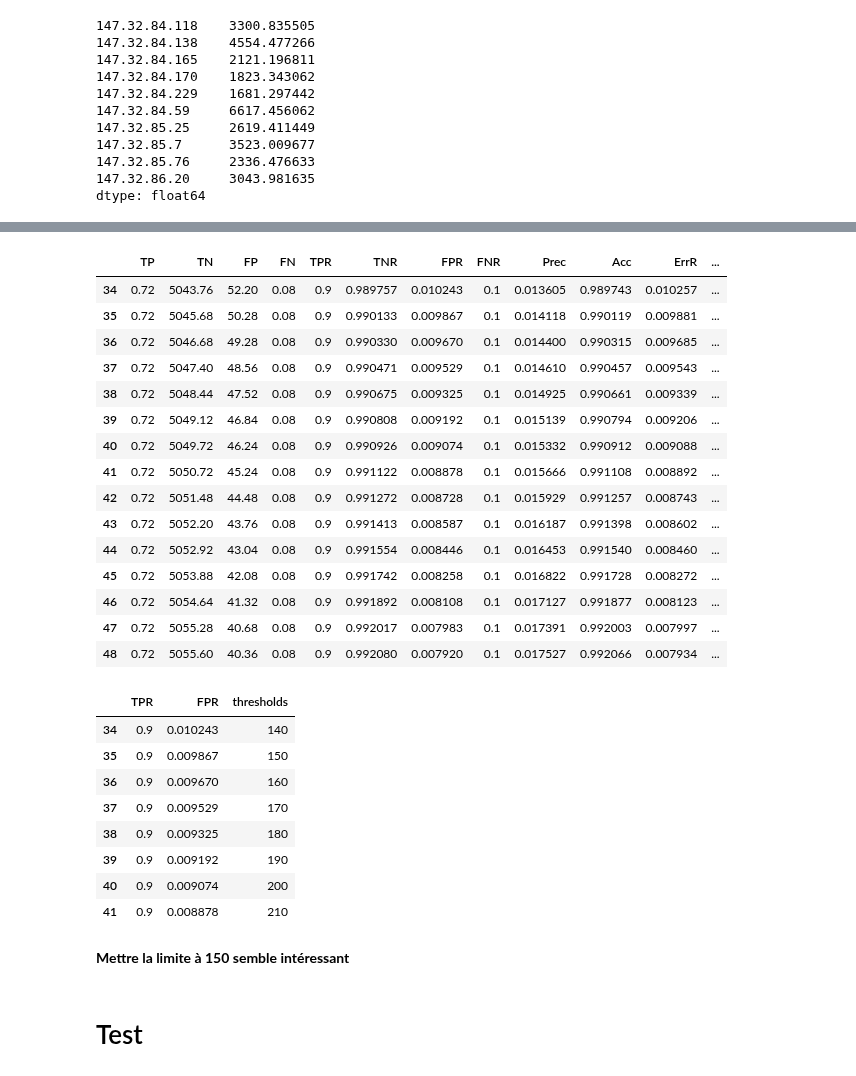
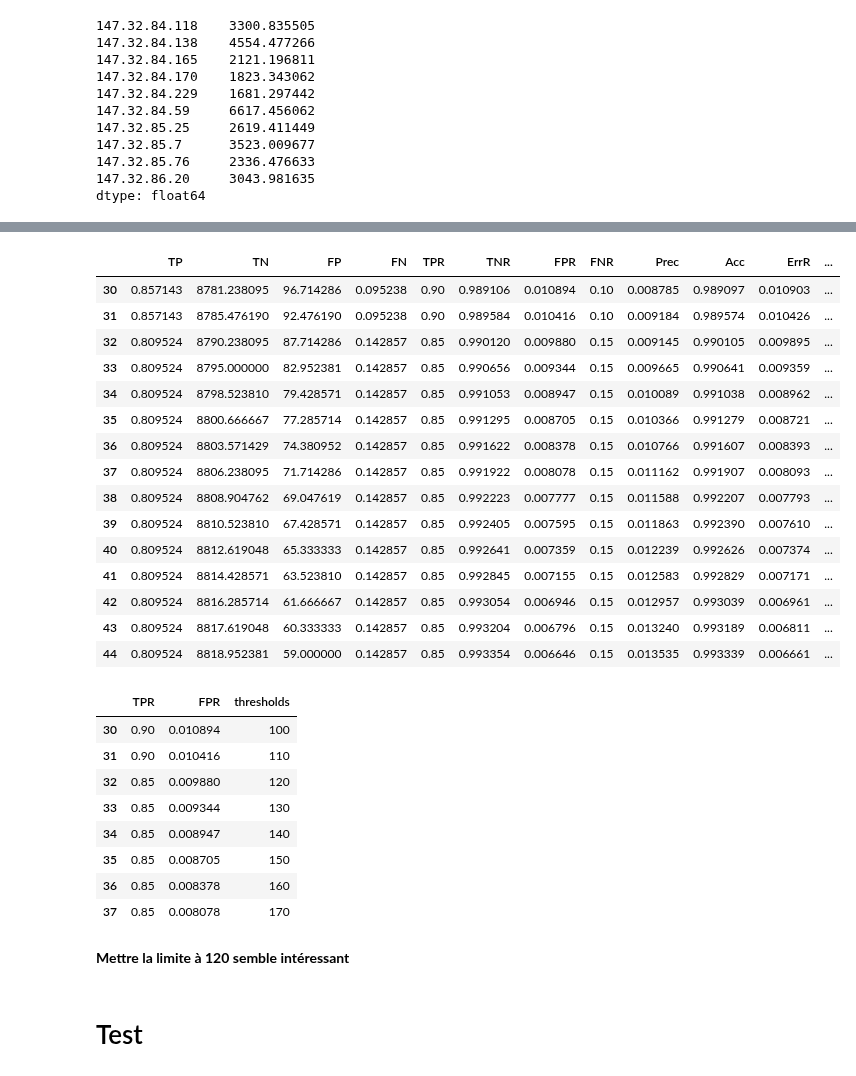
Before and after one commit to mgendr/CTU_13_Supervision_Des_Systemes, a Jupyter notebook: Find_Anomaly_thresh.ipynb, the cells around one changed output, grey strips where cells are left out. Cells and saved outputs as stored; diff of their text form; code cells hidden in the pictures.

```diff
--- a/Find_Anomaly_thresh.ipynb
+++ b/Find_Anomaly_thresh.ipynb
@@ -103,21 +109,25 @@ window = 5
 # %%
-window = 5
+window_count = 5
+window_size = 5
 
-def compute_anomalies_scores_for_windows(df, window = window, step = 1) :
+def compute_anomalies_scores_for_windows(df, window_count = 5, window_size = 5, step = 1) :
+    # run iteratively KGB over the whole dataset
+    # step : the decay between each anomaly score measure (in minutes)
 
 
-    window_delta = pd.Timedelta(window, "m")
-    min_time = df.StartTime.iloc[0]
-    max_time = df.StartTime.iloc[-1]
+    window_delta = pd.Timedelta(window_count + window_size -1, "m") # duration of the whole windows for an iteration
+    min_time = df.StartTime.iloc[0] # first timestamp of the df
+    max_time = df.StartTime.iloc[-1] # last ...
     duration = max_time-min_time - window_delta
     number_of_iterations = int(duration.total_seconds() / (step*60))
 
 
     res = []
-    for i in tqdm(range(number_of_iterations)) :
+    for i in tqdm(range(number_of_iterations)) : # for each iteration
         time_of_end = min_time + window_delta + pd.Timedelta(step*i, "m")
         cutted = df[df.StartTime<= time_of_end ]
-        res.append(proceed_KGB(cutted, window_time = window, major_components = major_components ) )
+        res.append(proceed_KGB(cutted, window_count = window_count,
+                               window_size = window_size, major_components = major_components ) )
 
     new_res = [pd.DataFrame( {"anomaly_score" : df, "id_time_frame" : id_df}) for id_df, df in enumerate(res)]
     result = pd.concat(new_res)
@@ -125,7 +135,7 @@ def compute_anomalies_scores_for_windows(df, window = window, step = 1) :
     return result
 
 
-result = compute_anomalies_scores_for_windows(df, window = 5, step = 1)
+result = compute_anomalies_scores_for_windows(df, window_count = window_count, window_size = window_size, step = 1)
 result
 # %% [output]
 |  | anomaly_score | id_time_frame |
@@ -238,10 +232,10 @@ clf.coef_, clf.intercept_
 # %%
-def compute_metrics(data,threshold, window = 5, consider_window_correc = False) :
+def compute_metrics(data,threshold, window_size = 5, consider_window_correc = False) :
     #don't know if we have to consider the entire df
 
     if consider_window_correc :
         alpha = 0.01
-        correc_func = np.exp(-alpha * window)+1
+        correc_func = np.exp(-alpha * window_size)+1
     else :
         correc_func = 1
 
@@ -306,8 +300,7 @@ def compute_metrics(data,threshold, window = 5, consider_window_correc = False)
     return metrics
 
 
-
-metrics = compute_metrics(labelled_res,10,window = window )
+metrics = compute_metrics(labelled_res,10,window_size = window_size )
 
 metrics
 # %% [output]
@@ -343,41 +338,41 @@ plt.legend(legend)
 # %%
 
 metrics_df = pd.DataFrame.from_records(list_metrics)
 metrics_df.rename(columns = {"tTP":"TP", "tTN":"TN", "tFP":"FP", "tFN":"FN"}, inplace = True)
 metrics_df["thresholds"] = thresholds
-selected = metrics_df[metrics_df.FPR<0.0103]
+selected = metrics_df[metrics_df.FPR<0.011]
 selected.sort_values(by = ["TP", "thresholds"], ascending = [False, True]).head(15)
 # %% [output]
 |  | TP | TN | FP | FN | TPR | TNR | FPR | FNR | Prec | Acc | ErrR | ... |
-| 34 | 0.72 | 5043.76 | 52.20 | 0.08 | 0.9 | 0.989757 | 0.010243 | 0.1 | 0.013605 | 0.989743 | 0.010257 | ... |
-| 35 | 0.72 | 5045.68 | 50.28 | 0.08 | 0.9 | 0.990133 | 0.009867 | 0.1 | 0.014118 | 0.990119 | 0.009881 | ... |
-| 36 | 0.72 | 5046.68 | 49.28 | 0.08 | 0.9 | 0.990330 | 0.009670 | 0.1 | 0.014400 | 0.990315 | 0.009685 | ... |
-| 37 | 0.72 | 5047.40 | 48.56 | 0.08 | 0.9 | 0.990471 | 0.009529 | 0.1 | 0.014610 | 0.990457 | 0.009543 | ... |
-| 38 | 0.72 | 5048.44 | 47.52 | 0.08 | 0.9 | 0.990675 | 0.009325 | 0.1 | 0.014925 | 0.990661 | 0.009339 | ... |
-| 39 | 0.72 | 5049.12 | 46.84 | 0.08 | 0.9 | 0.990808 | 0.009192 | 0.1 | 0.015139 | 0.990794 | 0.009206 | ... |
-| 40 | 0.72 | 5049.72 | 46.24 | 0.08 | 0.9 | 0.990926 | 0.009074 | 0.1 | 0.015332 | 0.990912 | 0.009088 | ... |
-| 41 | 0.72 | 5050.72 | 45.24 | 0.08 | 0.9 | 0.991122 | 0.008878 | 0.1 | 0.015666 | 0.991108 | 0.008892 | ... |
-| 42 | 0.72 | 5051.48 | 44.48 | 0.08 | 0.9 | 0.991272 | 0.008728 | 0.1 | 0.015929 | 0.991257 | 0.008743 | ... |
-| 43 | 0.72 | 5052.20 | 43.76 | 0.08 | 0.9 | 0.991413 | 0.008587 | 0.1 | 0.016187 | 0.991398 | 0.008602 | ... |
-| 44 | 0.72 | 5052.92 | 43.04 | 0.08 | 0.9 | 0.991554 | 0.008446 | 0.1 | 0.016453 | 0.991540 | 0.008460 | ... |
-| 45 | 0.72 | 5053.88 | 42.08 | 0.08 | 0.9 | 0.991742 | 0.008258 | 0.1 | 0.016822 | 0.991728 | 0.008272 | ... |
-| 46 | 0.72 | 5054.64 | 41.32 | 0.08 | 0.9 | 0.991892 | 0.008108 | 0.1 | 0.017127 | 0.991877 | 0.008123 | ... |
-| 47 | 0.72 | 5055.28 | 40.68 | 0.08 | 0.9 | 0.992017 | 0.007983 | 0.1 | 0.017391 | 0.992003 | 0.007997 | ... |
-| 48 | 0.72 | 5055.60 | 40.36 | 0.08 | 0.9 | 0.992080 | 0.007920 | 0.1 | 0.017527 | 0.992066 | 0.007934 | ... |
+| 30 | 0.857143 | 8781.238095 | 96.714286 | 0.095238 | 0.90 | 0.989106 | 0.010894 | 0.10 | 0.008785 | 0.989097 | 0.010903 | ... |
+| 31 | 0.857143 | 8785.476190 | 92.476190 | 0.095238 | 0.90 | 0.989584 | 0.010416 | 0.10 | 0.009184 | 0.989574 | 0.010426 | ... |
+| 32 | 0.809524 | 8790.238095 | 87.714286 | 0.142857 | 0.85 | 0.990120 | 0.009880 | 0.15 | 0.009145 | 0.990105 | 0.009895 | ... |
+| 33 | 0.809524 | 8795.000000 | 82.952381 | 0.142857 | 0.85 | 0.990656 | 0.009344 | 0.15 | 0.009665 | 0.990641 | 0.009359 | ... |
+| 34 | 0.809524 | 8798.523810 | 79.428571 | 0.142857 | 0.85 | 0.991053 | 0.008947 | 0.15 | 0.010089 | 0.991038 | 0.008962 | ... |
+| 35 | 0.809524 | 8800.666667 | 77.285714 | 0.142857 | 0.85 | 0.991295 | 0.008705 | 0.15 | 0.010366 | 0.991279 | 0.008721 | ... |
+| 36 | 0.809524 | 8803.571429 | 74.380952 | 0.142857 | 0.85 | 0.991622 | 0.008378 | 0.15 | 0.010766 | 0.991607 | 0.008393 | ... |
+| 37 | 0.809524 | 8806.238095 | 71.714286 | 0.142857 | 0.85 | 0.991922 | 0.008078 | 0.15 | 0.011162 | 0.991907 | 0.008093 | ... |
+| 38 | 0.809524 | 8808.904762 | 69.047619 | 0.142857 | 0.85 | 0.992223 | 0.007777 | 0.15 | 0.011588 | 0.992207 | 0.007793 | ... |
+| 39 | 0.809524 | 8810.523810 | 67.428571 | 0.142857 | 0.85 | 0.992405 | 0.007595 | 0.15 | 0.011863 | 0.992390 | 0.007610 | ... |
+| 40 | 0.809524 | 8812.619048 | 65.333333 | 0.142857 | 0.85 | 0.992641 | 0.007359 | 0.15 | 0.012239 | 0.992626 | 0.007374 | ... |
+| 41 | 0.809524 | 8814.428571 | 63.523810 | 0.142857 | 0.85 | 0.992845 | 0.007155 | 0.15 | 0.012583 | 0.992829 | 0.007171 | ... |
+| 42 | 0.809524 | 8816.285714 | 61.666667 | 0.142857 | 0.85 | 0.993054 | 0.006946 | 0.15 | 0.012957 | 0.993039 | 0.006961 | ... |
+| 43 | 0.809524 | 8817.619048 | 60.333333 | 0.142857 | 0.85 | 0.993204 | 0.006796 | 0.15 | 0.013240 | 0.993189 | 0.006811 | ... |
+| 44 | 0.809524 | 8818.952381 | 59.000000 | 0.142857 | 0.85 | 0.993354 | 0.006646 | 0.15 | 0.013535 | 0.993339 | 0.006661 | ... |
 # %%
 selected.sort_values(by = ["TP", "thresholds"], ascending = [False, True]).head(8)[["TPR","FPR", "thresholds"]]
 # %% [output]
 |  | TPR | FPR | thresholds |
-| 34 | 0.9 | 0.010243 | 140 |
-| 35 | 0.9 | 0.009867 | 150 |
-| 36 | 0.9 | 0.009670 | 160 |
-| 37 | 0.9 | 0.009529 | 170 |
-| 38 | 0.9 | 0.009325 | 180 |
-| 39 | 0.9 | 0.009192 | 190 |
-| 40 | 0.9 | 0.009074 | 200 |
-| 41 | 0.9 | 0.008878 | 210 |
+| 30 | 0.90 | 0.010894 | 100 |
+| 31 | 0.90 | 0.010416 | 110 |
+| 32 | 0.85 | 0.009880 | 120 |
+| 33 | 0.85 | 0.009344 | 130 |
+| 34 | 0.85 | 0.008947 | 140 |
+| 35 | 0.85 | 0.008705 | 150 |
+| 36 | 0.85 | 0.008378 | 160 |
+| 37 | 0.85 | 0.008078 | 170 |
 # %% [markdown]
-**Mettre la limite à 150 semble intéressant**
+**Mettre la limite à 120 semble intéressant**
 # %% [markdown]
 # Test
 # %%
```
Also changed, not shown: parts of 26 cells of this notebook, 1 other file.
